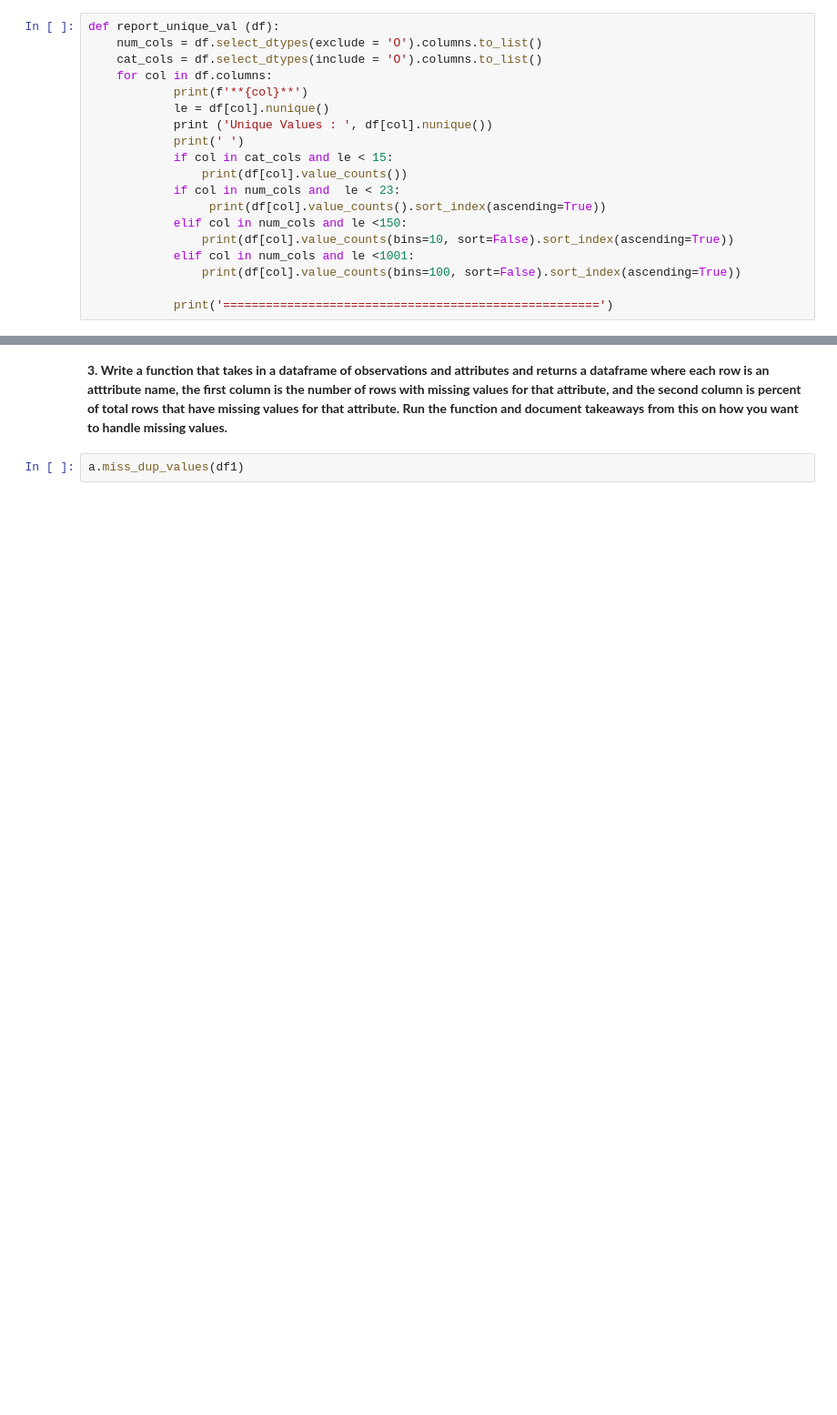
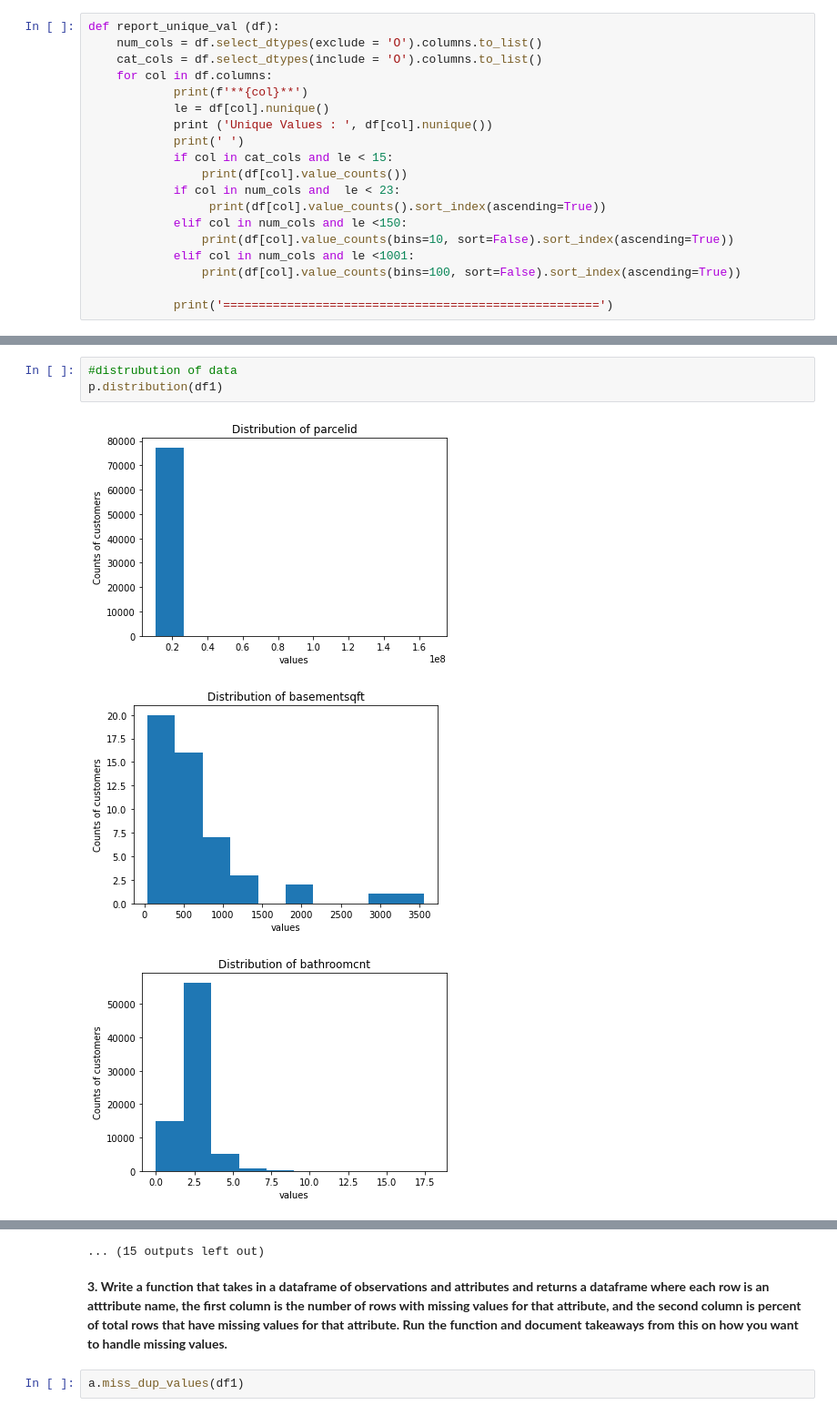
Before and after one commit to cindyvillanuevads/clustering-exercises, a Jupyter notebook: data_wrangling_exercises.ipynb, the cells around one changed output, grey strips where cells are left out. Shown: that part at 91% size. Saved outputs shown, nothing was run; the diff lists cells and outputs as text; blank space fills up the shorter version.

```diff
--- a/data_wrangling_exercises.ipynb
+++ b/data_wrangling_exercises.ipynb
@@ -140,0 +281,7 @@ report_unique_val(df1)
+# %%
+#distrubution of data
+p.distribution(df1)
+# %% [output]
+[figure, added]
+[figure, added]
+[figure, added]
@@ -141,3 +297,4 @@ report_unique_val(df1)
+... (15 outputs left out)
 # %% [markdown]
 **3. Write a function that takes in a dataframe of observations and attributes and returns a dataframe where each row is an atttribute name, the first column is the number of rows with missing values for that attribute, and the second column is percent of total rows that have missing values for that attribute. Run the function and document takeaways from this on how you want to handle missing values.**
 # %%
```
Also changed, not shown: parts of 160 cells of this notebook.
